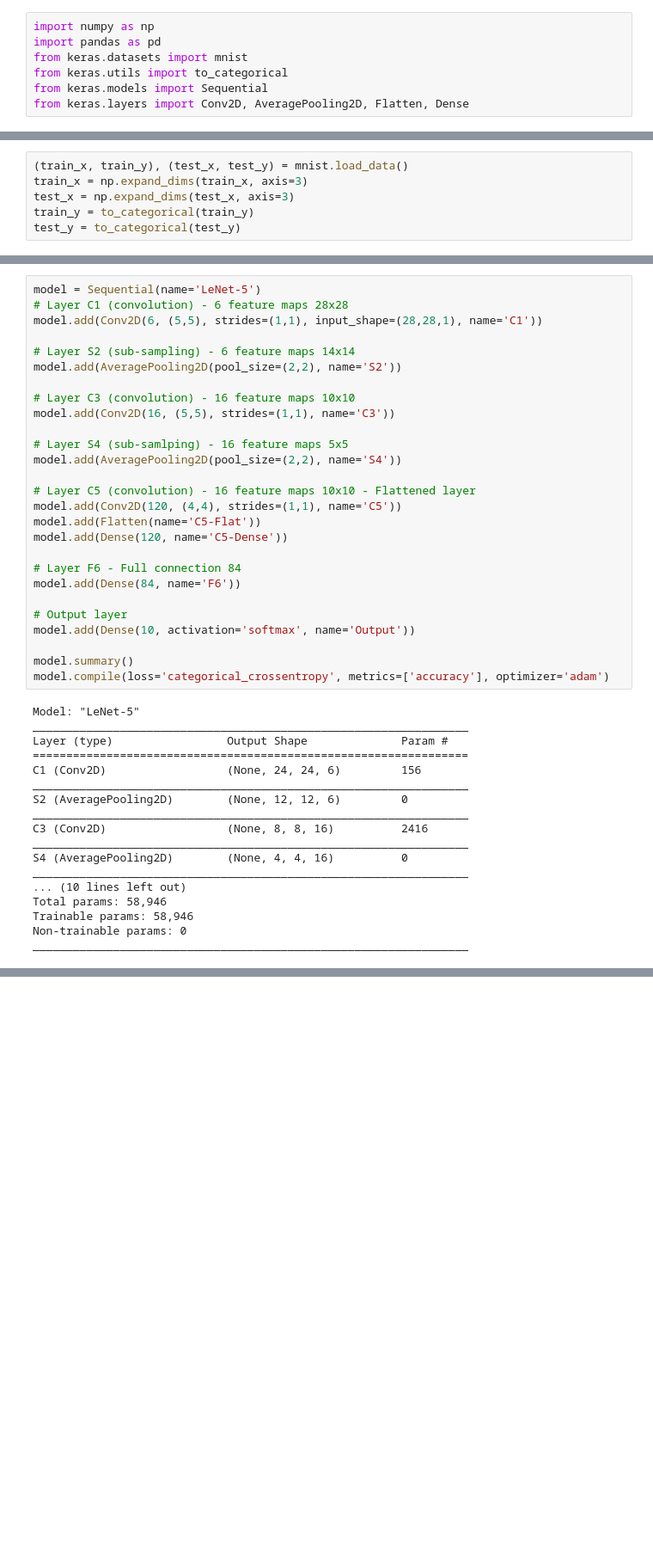
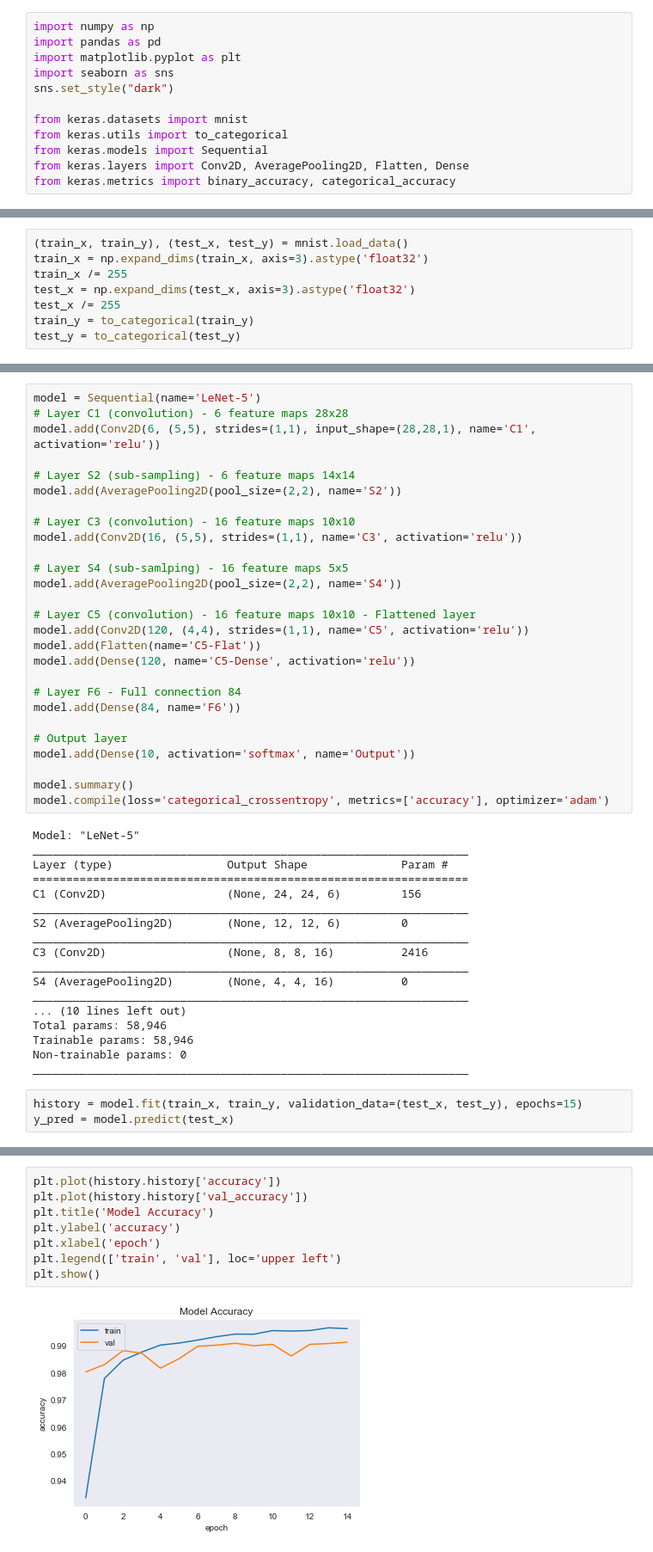
Before and after one commit to LajosNeto/models-box, a Jupyter notebook: models-box/handwritten-digits/handwritten-digits-playground.ipynb, the cells around one changed output, grey strips where cells are left out. Shown at 86% size. Cells and saved outputs as stored; diff of their text form; blank space fills up the shorter version.

Commit message:
Add new model - 0.9913 val_accuracy

```diff
--- a/models-box/handwritten-digits/handwritten-digits-playground.ipynb
+++ b/models-box/handwritten-digits/handwritten-digits-playground.ipynb
@@ -5,16 +5,23 @@
 # %%
 import numpy as np
 import pandas as pd
+import matplotlib.pyplot as plt
+import seaborn as sns
+sns.set_style("dark")
+
 from keras.datasets import mnist
 from keras.utils import to_categorical
 from keras.models import Sequential
 from keras.layers import Conv2D, AveragePooling2D, Flatten, Dense
+from keras.metrics import binary_accuracy, categorical_accuracy
 # %% [markdown]
 ### Load dataset
 # %%
 (train_x, train_y), (test_x, test_y) = mnist.load_data()
-train_x = np.expand_dims(train_x, axis=3)
-test_x = np.expand_dims(test_x, axis=3)
+train_x = np.expand_dims(train_x, axis=3).astype('float32')
+train_x /= 255
+test_x = np.expand_dims(test_x, axis=3).astype('float32')
+test_x /= 255
 train_y = to_categorical(train_y)
 test_y = to_categorical(test_y)
 # %% [markdown]
@@ -24,21 +31,21 @@ test_y = to_categorical(test_y)
 # %%
 model = Sequential(name='LeNet-5')
 # Layer C1 (convolution) - 6 feature maps 28x28
-model.add(Conv2D(6, (5,5), strides=(1,1), input_shape=(28,28,1), name='C1'))
+model.add(Conv2D(6, (5,5), strides=(1,1), input_shape=(28,28,1), name='C1', activation='relu'))
 
 # Layer S2 (sub-sampling) - 6 feature maps 14x14
 model.add(AveragePooling2D(pool_size=(2,2), name='S2'))
 
 # Layer C3 (convolution) - 16 feature maps 10x10
-model.add(Conv2D(16, (5,5), strides=(1,1), name='C3'))
+model.add(Conv2D(16, (5,5), strides=(1,1), name='C3', activation='relu'))
 
 # Layer S4 (sub-samlping) - 16 feature maps 5x5
 model.add(AveragePooling2D(pool_size=(2,2), name='S4'))
 
 # Layer C5 (convolution) - 16 feature maps 10x10 - Flattened layer
-model.add(Conv2D(120, (4,4), strides=(1,1), name='C5'))
+model.add(Conv2D(120, (4,4), strides=(1,1), name='C5', activation='relu'))
 model.add(Flatten(name='C5-Flat'))
-model.add(Dense(120, name='C5-Dense'))
+model.add(Dense(120, name='C5-Dense', activation='relu'))
 
 # Layer F6 - Full connection 84
 model.add(Dense(84, name='F6'))
@@ -66,3 +73,6 @@ Total params: 58,946
 Trainable params: 58,946
 Non-trainable params: 0
 _________________________________________________________________
+# %%
+history = model.fit(train_x, train_y, validation_data=(test_x, test_y), epochs=15)
+y_pred = model.predict(test_x)
@@ -68,0 +101,10 @@ _________________________________________________________________
+# %%
+plt.plot(history.history['accuracy'])
+plt.plot(history.history['val_accuracy'])
+plt.title('Model Accuracy')
+plt.ylabel('accuracy')
+plt.xlabel('epoch')
+plt.legend(['train', 'val'], loc='upper left')
+plt.show()
+# %% [output]
+[figure, added]
```
Also changed, not shown: parts of 5 cells of this notebook.
